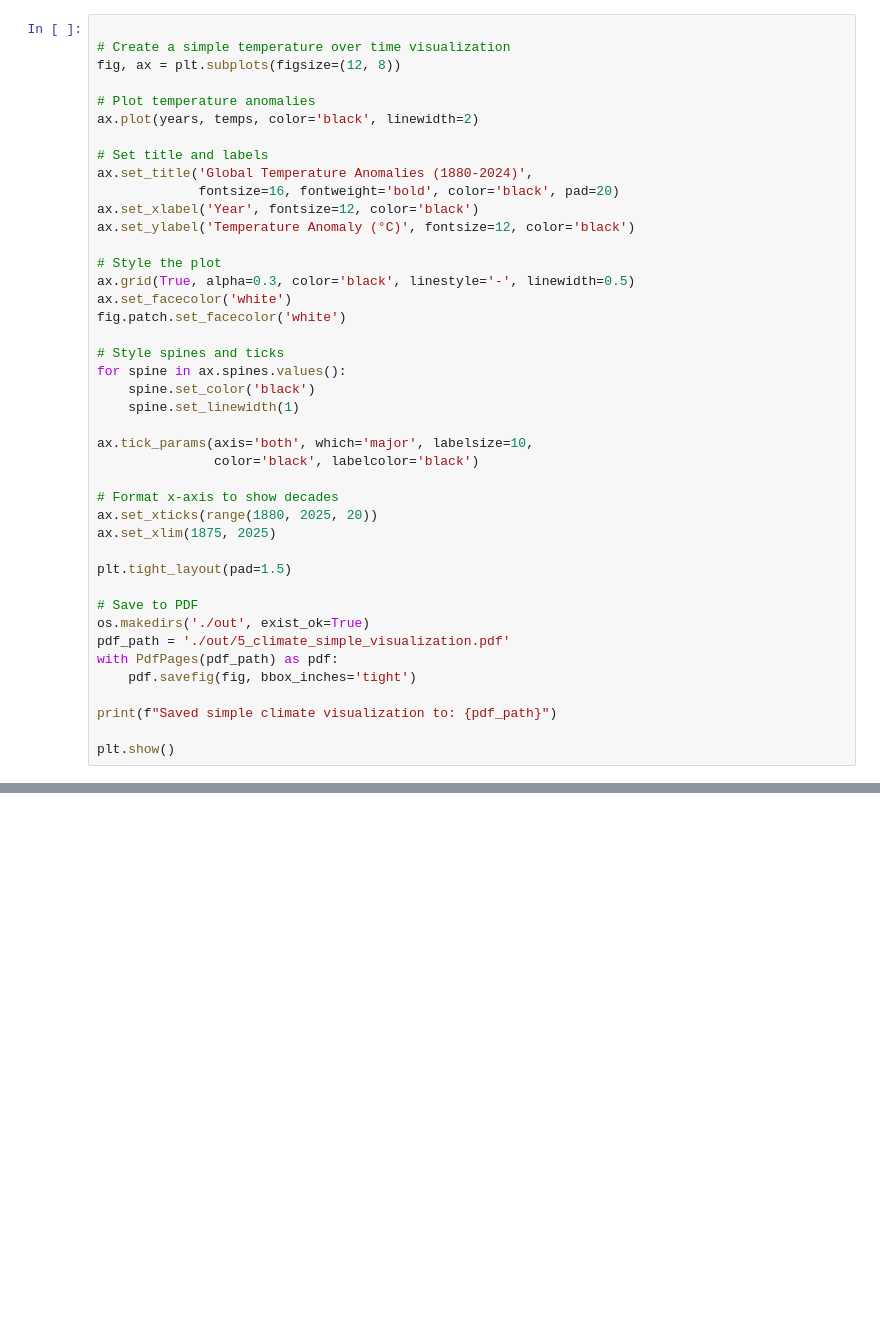
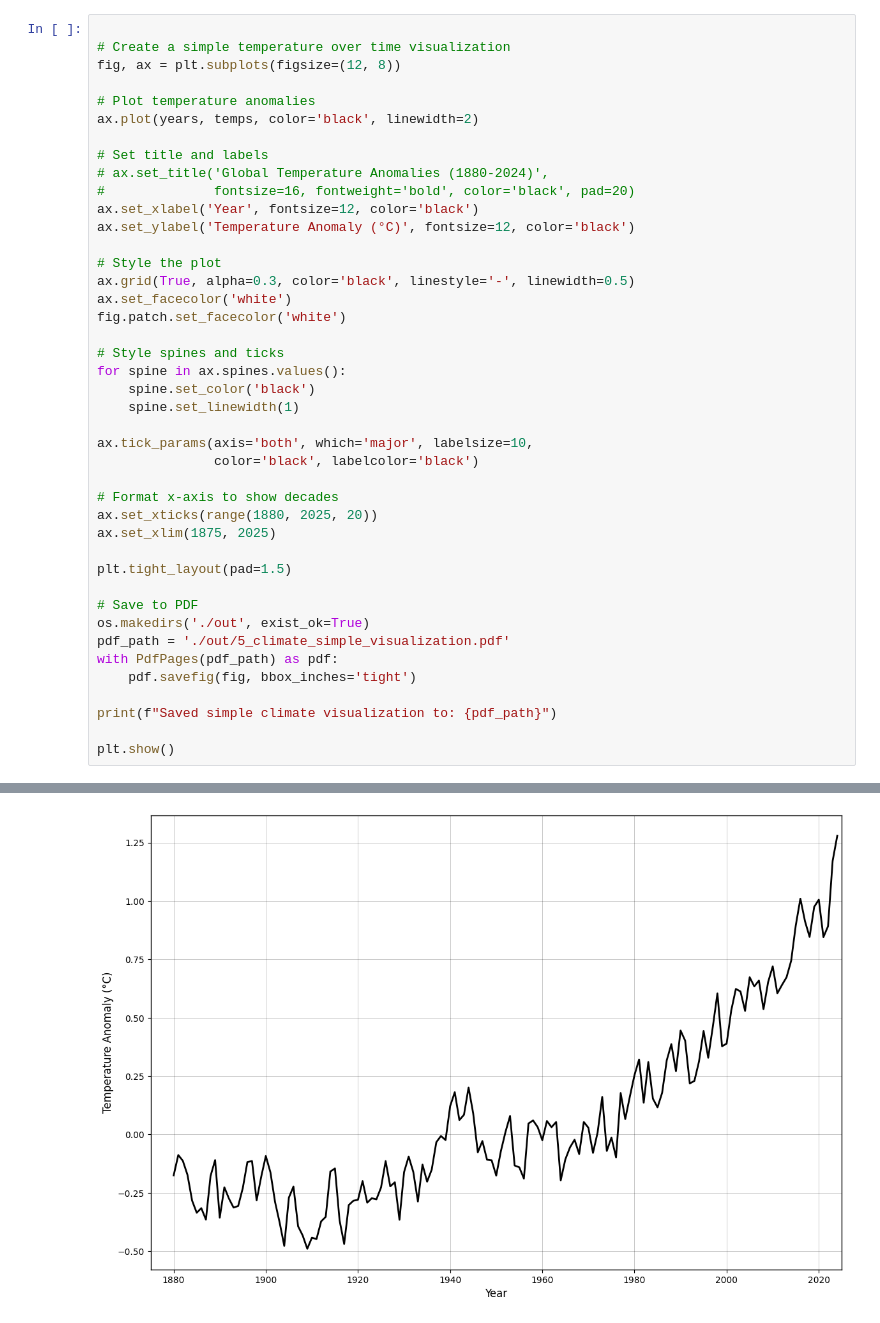
Before and after one commit to NehuaV/data_vis_proj, a Jupyter notebook: main.ipynb, the cells around one changed output, grey strips where cells are left out. Cells and saved outputs as stored; diff of their text form; blank space fills up the shorter version.

```diff
--- a/main.ipynb
+++ b/main.ipynb
@@ -641,8 +655,8 @@ fig, ax = plt.subplots(figsize=(12, 8))
 ax.plot(years, temps, color='black', linewidth=2)
 
 # Set title and labels
-ax.set_title('Global Temperature Anomalies (1880-2024)',
-             fontsize=16, fontweight='bold', color='black', pad=20)
+# ax.set_title('Global Temperature Anomalies (1880-2024)',
+#              fontsize=16, fontweight='bold', color='black', pad=20)
 ax.set_xlabel('Year', fontsize=12, color='black')
 ax.set_ylabel('Temperature Anomaly (°C)', fontsize=12, color='black')
 
@@ -674,3 +688,4 @@ with PdfPages(pdf_path) as pdf:
 print(f"Saved simple climate visualization to: {pdf_path}")
 
 plt.show()
+# %% [output]
@@ -677 +693,2 @@ plt.show()
+[figure, added]
 # %%
```
Also changed, not shown: parts of 11 cells of this notebook, 3 other files.
